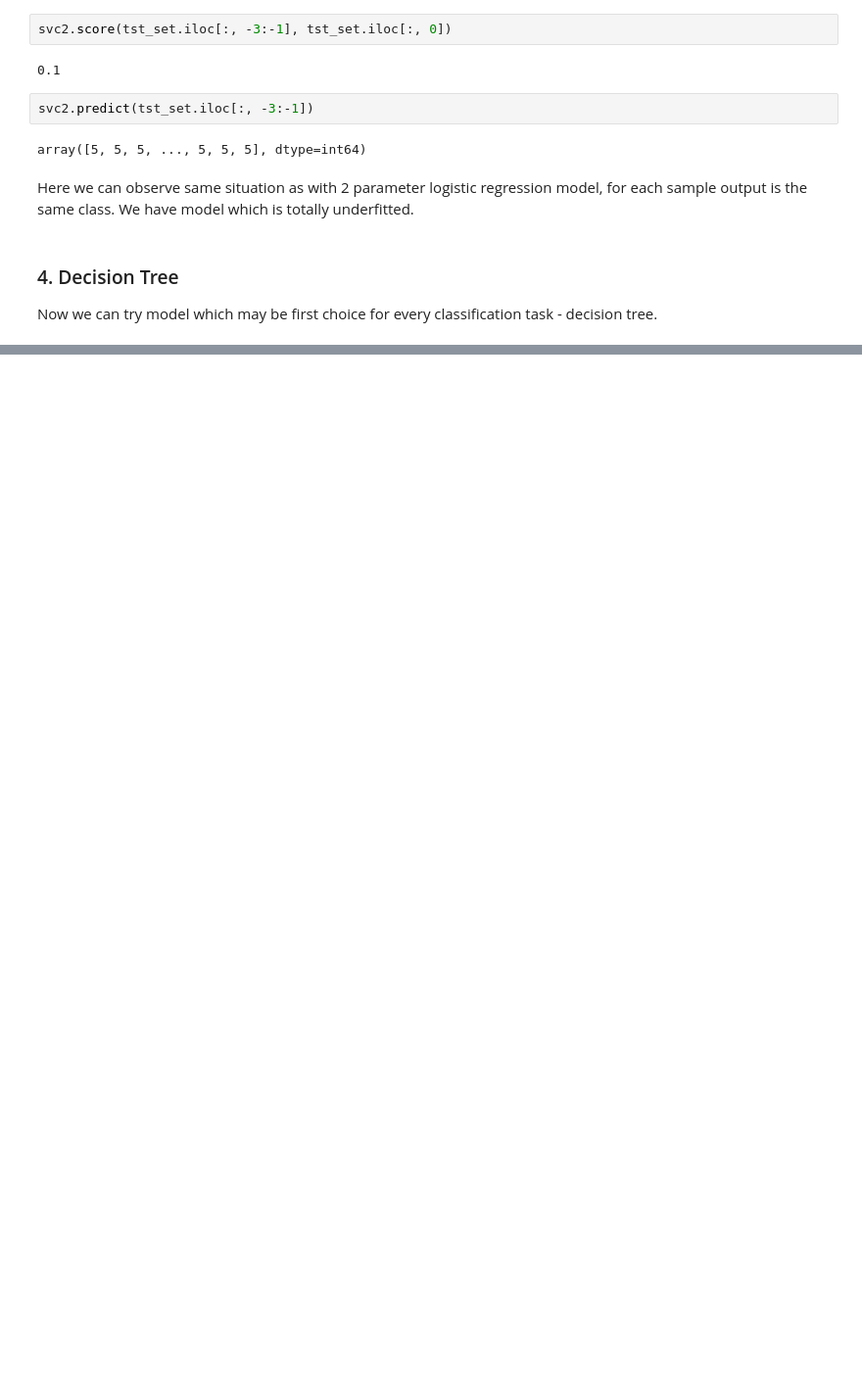
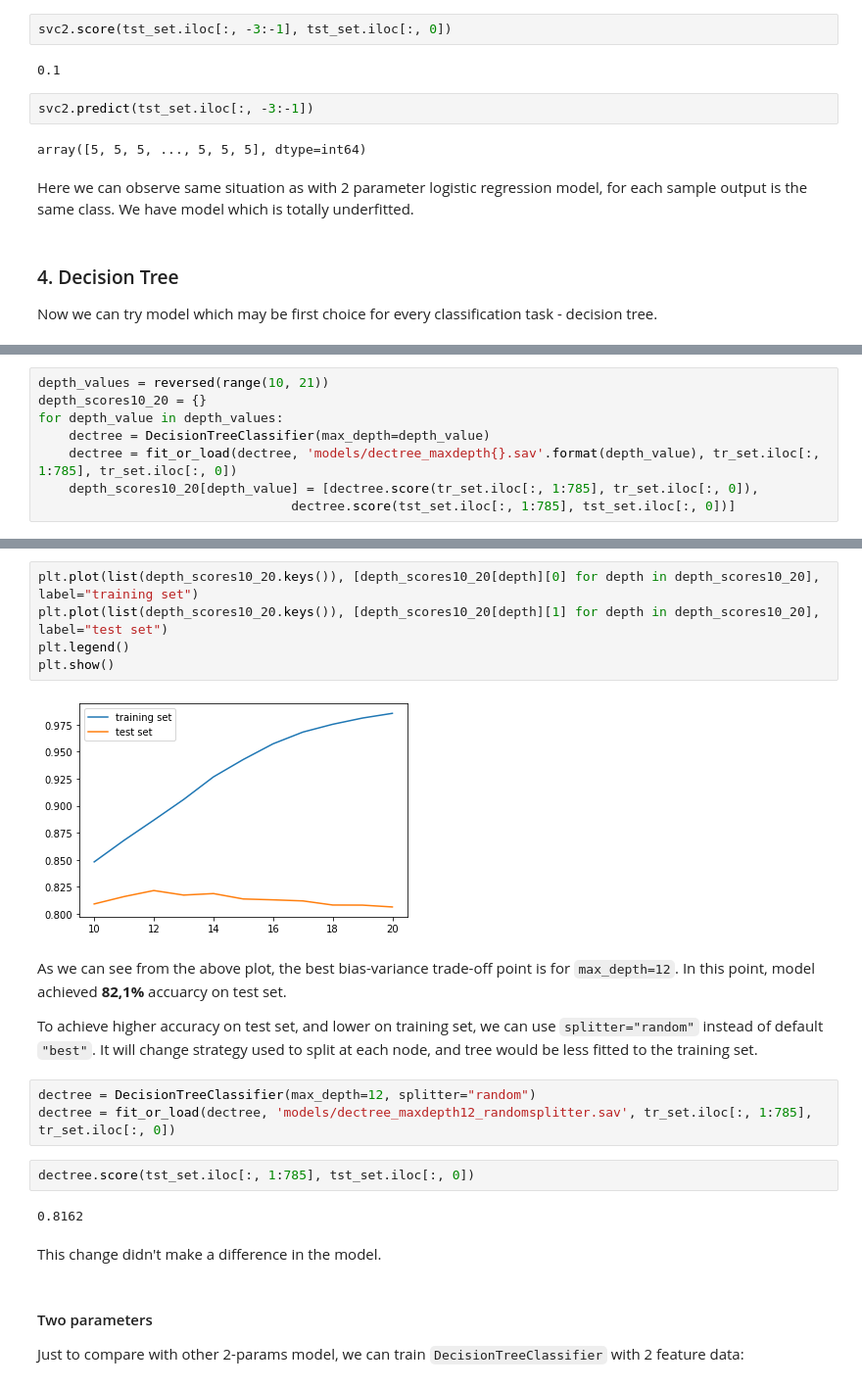
Before and after one commit to Eryk07/ClothesClassification, a Jupyter notebook: ClothesClassification.ipynb, the cells around one changed output, grey strips where cells are left out. Shown: that part at 98% size. Saved outputs shown, nothing was run; the diff lists cells and outputs as text; blank space fills up the shorter version.

```diff
--- a/ClothesClassification.ipynb
+++ b/ClothesClassification.ipynb
@@ -401,0 +458,8 @@ Now we can try model which may be first choice for every classification task - d
+# %%
+depth_values = reversed(range(10, 21))
+depth_scores10_20 = {}
+for depth_value in depth_values:
+    dectree = DecisionTreeClassifier(max_depth=depth_value)
+    dectree = fit_or_load(dectree, 'models/dectree_maxdepth{}.sav'.format(depth_value), tr_set.iloc[:, 1:785], tr_set.iloc[:, 0])
+    depth_scores10_20[depth_value] = [dectree.score(tr_set.iloc[:, 1:785], tr_set.iloc[:, 0]),
+                                 dectree.score(tst_set.iloc[:, 1:785], tst_set.iloc[:, 0])]
@@ -401,0 +480,23 @@ Now we can try model which may be first choice for every classification task - d
+# %%
+plt.plot(list(depth_scores10_20.keys()), [depth_scores10_20[depth][0] for depth in depth_scores10_20], label="training set")
+plt.plot(list(depth_scores10_20.keys()), [depth_scores10_20[depth][1] for depth in depth_scores10_20], label="test set")
+plt.legend()
+plt.show()
+# %% [output]
+[figure, added]
+# %% [markdown]
+As we can see from the above plot, the best bias-variance trade-off point is for `max_depth=12`. In this point, model achieved **82,1%** accuarcy on test set.
+
+To achieve higher accuracy on test set, and lower on training set, we can use `splitter="random"` instead of default `"best"`. It will change strategy used to split at each node, and tree would be less fitted to the training set.
+# %%
+dectree = DecisionTreeClassifier(max_depth=12, splitter="random")
+dectree = fit_or_load(dectree, 'models/dectree_maxdepth12_randomsplitter.sav', tr_set.iloc[:, 1:785], tr_set.iloc[:, 0])
+# %%
+dectree.score(tst_set.iloc[:, 1:785], tst_set.iloc[:, 0])
+# %% [output]
+0.8162
+# %% [markdown]
+This change didn't make a difference in the model.
+# %% [markdown]
+#### Two parameters
+Just to compare with other 2-params model, we can train `DecisionTreeClassifier` with 2 feature data:
```
Also changed, not shown: parts of 19 cells of this notebook, 5 other files.
